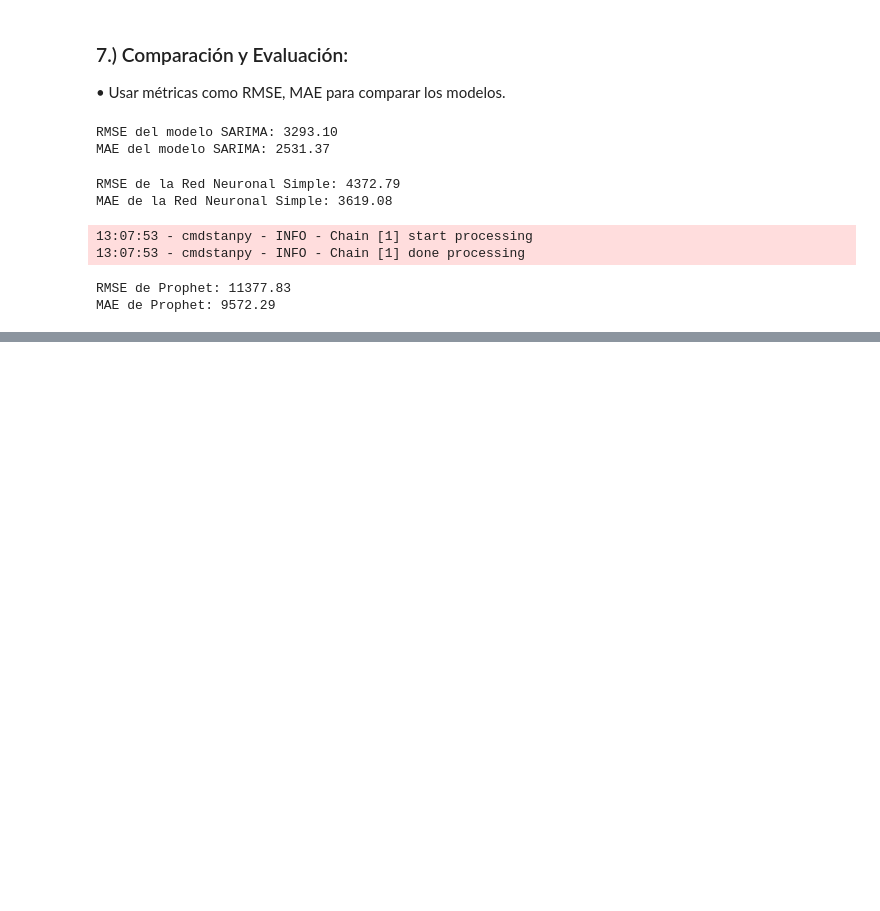
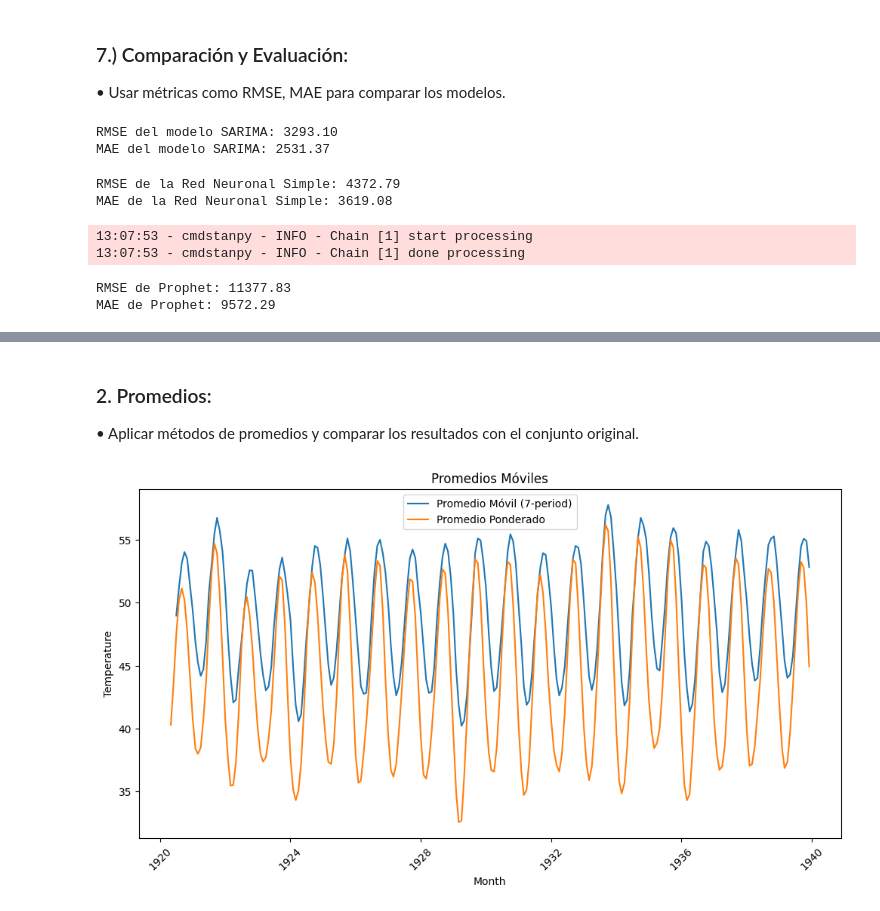
Before and after one commit to GabrielVicente-GT/CC3084_Laboratorio3, a Jupyter notebook: Lab3.ipynb, the cells around one changed output, grey strips where cells are left out. Saved outputs shown, nothing was run; the diff lists cells and outputs as text; code cells hidden in the pictures; blank space fills up the shorter version.

```diff
--- a/Lab3.ipynb
+++ b/Lab3.ipynb
@@ -628,0 +692,22 @@ MAE de Prophet: 9572.29
+# %% [markdown]
+### 2. Promedios:
+• Aplicar métodos de promedios y comparar los resultados con el conjunto original.
+# %%
+
+window_size = 7
+df['promedio_movil'] = df['Temperature'].rolling(window=window_size).mean()
+plt.figure(figsize=(12, 6))
+plt.plot(df['Month'], df['promedio_movil'], label=f'Promedio Móvil ({window_size}-period)')
+
+weights = [0.1, 0.2, 0.3, 0.2, 0.1]
+df['promedio_ponderado'] = df['Temperature'].rolling(window=len(weights)).apply(lambda x: (x * weights).sum())
+plt.plot(df['Month'], df['promedio_ponderado'], label='Promedio Ponderado')
+
+plt.legend()
+plt.title("Promedios Móviles")
+plt.xlabel("Month")
+plt.ylabel("Temperature")
+plt.xticks(rotation=45)
+plt.show()
+# %% [output]
+[figure, added]
```
Also changed, not shown: parts of 38 cells of this notebook.
